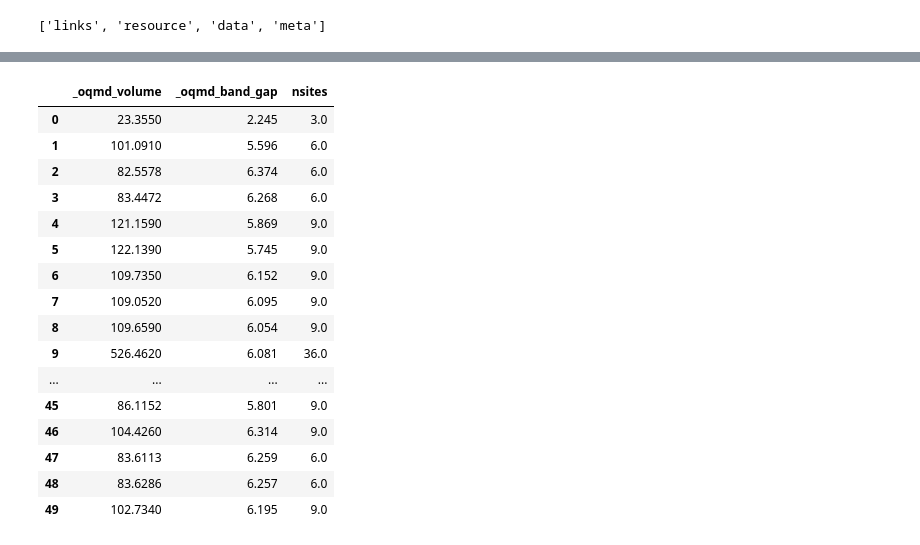
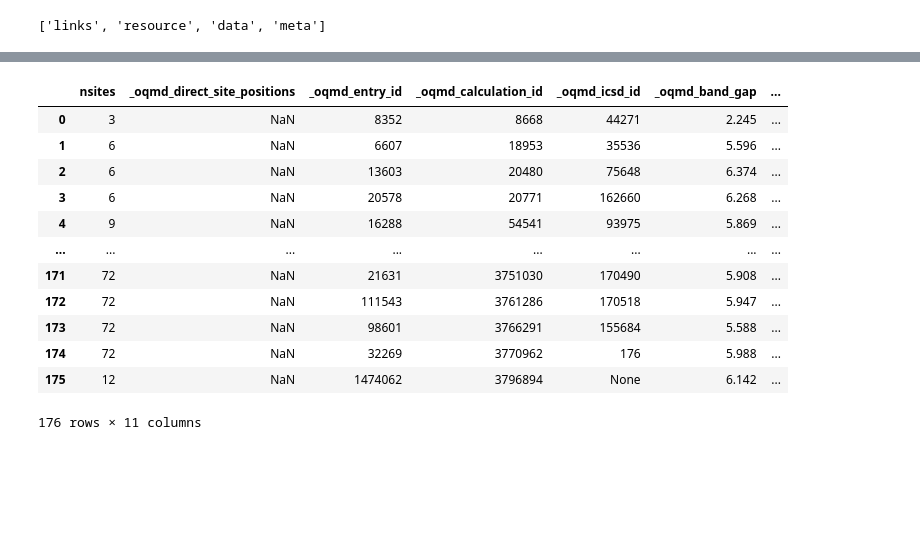
Before and after one commit to usnistgov/nmrr-optimade-demo, a Jupyter notebook: mrr_optimade_oqmd_query_demo.ipynb, the cells around one changed output, grey strips where cells are left out. Drawn from its saved outputs; the diff is of its cells as text; code cells hidden in the pictures; blank space fills up the shorter version.

```diff
--- a/mrr_optimade_oqmd_query_demo.ipynb
+++ b/mrr_optimade_oqmd_query_demo.ipynb
@@ -49,15 +49,19 @@ for r in range(0,num_returned_records):
 
     # if baseURL is not empty, then perform query of that resource
     for link in xml_root.xpath(".//default_ns:baseURL", namespaces=nsmap):
-        if link.text == 'http://oqmd.org/optimade':
-            baseURL = 'http://oqmd.org/' + optimade_query
-            print('baseURL: ', baseURL)
-            r = requests.get(baseURL)
-            results_json = r.json()
-            #print(json.dumps(results_json, indent=4))
+        database_info = requests.get(link.text + "/v1/info").json()
+        structure_info = requests.get(link.text + "/v1/info/structures").json()
 
-            database_info = requests.get(link.text + "/v1/info").json()
-            structure_info = requests.get(link.text + "/v1/info/structures").json()
+
+        optimade_query = link.text + optimade_filter
+        print('query: ', optimade_query)
+        r = requests.get(optimade_query)
+        results_json = r.json()
+        data = results_json["data"]
+        while results_json["meta"]["more_data_available"] and results_json["links"].get("next"):
+            results_json = requests.get(results_json["links"]["next"]).json()
+            data.extend(results_json["data"])
+        #print(json.dumps(results_json, indent=4))
 # %% [output]
 optimade-python-tools
 oqmd.xml
@@ -115,32 +118,23 @@ results_json["data"][0]
 # %%
 oqmd_fields_dict = {field: structure_info["data"]["properties"][field] for field in structure_info["data"]["properties"]}
-# %%
-df = pd.DataFrame(columns=['_oqmd_volume', '_oqmd_band_gap'])
-
-for i in range(0,len(results_json["data"])):
-    vol = results_json["data"][i].get('attributes', {}).get('_oqmd_volume')
-    band_gap = results_json["data"][i].get('attributes', {}).get('_oqmd_band_gap')
-    nsites = results_json["data"][i].get("attributes", {}).get("nsites")
-    #print(vol, band_gap)
-    # append to dataframe...
-    df = df.append({'_oqmd_volume': vol,'_oqmd_band_gap': band_gap, "nsites": nsites}, ignore_index=True)
-
-df
-# %% [output]
-|  | _oqmd_volume | _oqmd_band_gap | nsites |
-| 0 | 23.3550 | 2.245 | 3.0 |
-| 1 | 101.0910 | 5.596 | 6.0 |
-| 2 | 82.5578 | 6.374 | 6.0 |
-| 3 | 83.4472 | 6.268 | 6.0 |
-| 4 | 121.1590 | 5.869 | 9.0 |
-| 5 | 122.1390 | 5.745 | 9.0 |
-| 6 | 109.7350 | 6.152 | 9.0 |
-| 7 | 109.0520 | 6.095 | 9.0 |
-| 8 | 109.6590 | 6.054 | 9.0 |
-| 9 | 526.4620 | 6.081 | 36.0 |
-| ... | ... | ... | ... |
-| 45 | 86.1152 | 5.801 | 9.0 |
-| 46 | 104.4260 | 6.314 | 9.0 |
-| 47 | 83.6113 | 6.259 | 6.0 |
-| 48 | 83.6286 | 6.257 | 6.0 |
-| 49 | 102.7340 | 6.195 | 9.0 |
+# %%
+df = pd.DataFrame(columns=[k for k in oqmd_fields_dict.keys() if k.startswith("_oqmd") or k == "nsites"])
+
+for i in range(0, len(data)):
+    df = df.append({k:v for k,v in data[i]["attributes"].items() if k in df.columns}, ignore_index=True)
+
+df
+# %% [output]
+|  | nsites | _oqmd_direct_site_positions | _oqmd_entry_id | _oqmd_calculation_id | _oqmd_icsd_id | _oqmd_band_gap | ... |
+| 0 | 3 | NaN | 8352 | 8668 | 44271 | 2.245 | ... |
+| 1 | 6 | NaN | 6607 | 18953 | 35536 | 5.596 | ... |
+| 2 | 6 | NaN | 13603 | 20480 | 75648 | 6.374 | ... |
+| 3 | 6 | NaN | 20578 | 20771 | 162660 | 6.268 | ... |
+| 4 | 9 | NaN | 16288 | 54541 | 93975 | 5.869 | ... |
+| ... | ... | ... | ... | ... | ... | ... | ... |
+| 171 | 72 | NaN | 21631 | 3751030 | 170490 | 5.908 | ... |
+| 172 | 72 | NaN | 111543 | 3761286 | 170518 | 5.947 | ... |
+| 173 | 72 | NaN | 98601 | 3766291 | 155684 | 5.588 | ... |
+| 174 | 72 | NaN | 32269 | 3770962 | 176 | 5.988 | ... |
+| 175 | 12 | NaN | 1474062 | 3796894 | None | 6.142 | ... |
+176 rows × 11 columns
```
Also changed, not shown: parts of 8 cells of this notebook.
